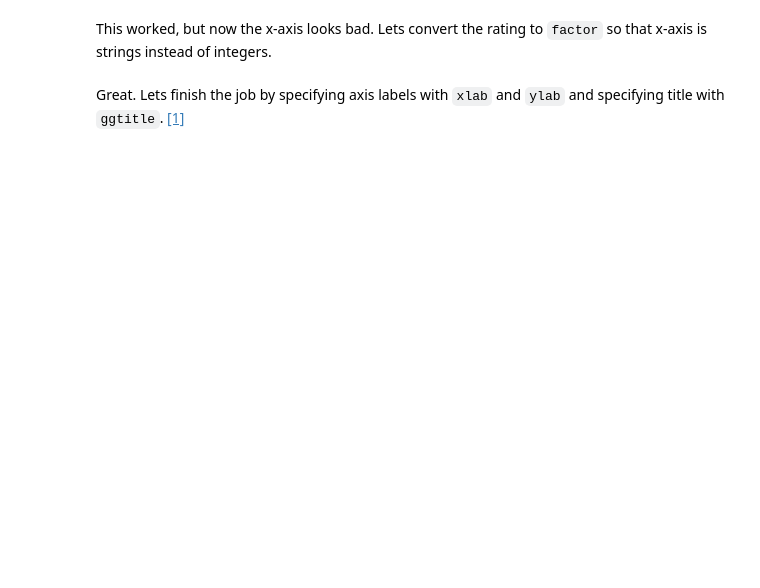
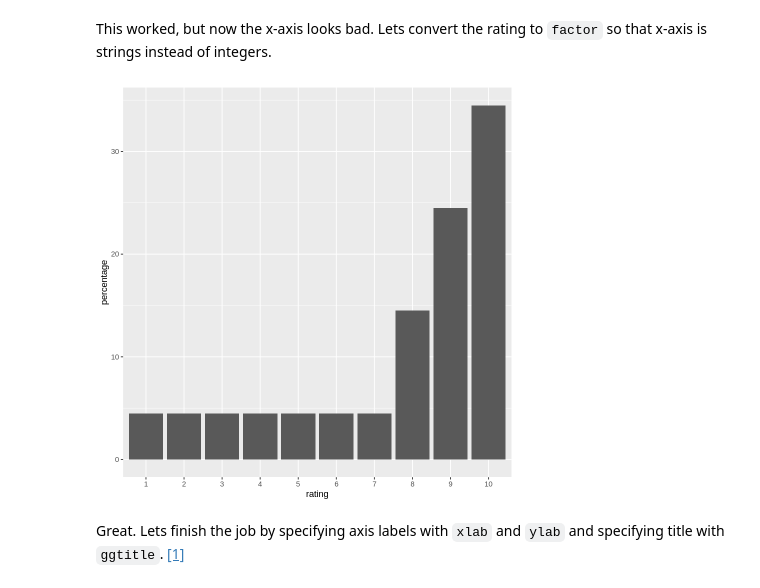
Before and after one commit to AaltoSciComp/python-r-data-analysis-course, a Jupyter notebook: r/01_Introduction_to_R.ipynb, the cells around one changed output. Saved outputs shown, nothing was run; the diff lists cells and outputs as text; code cells hidden in the pictures; blank space fills up the shorter version.

```diff
--- a/r/01_Introduction_to_R.ipynb
+++ b/r/01_Introduction_to_R.ipynb
@@ -225,11 +329,13 @@ This worked, but now the x-axis looks bad. Lets convert the rating to `factor` s
 # %%
 movies %>%
     filter(title == 'Matrix, The') %>%
-    select(num_range('r',1:10)) %>%
+    select(r1:r10) %>%
     gather(key='rating',value='percentage',factor_key=T) %>%
     mutate(rating=factor(as.integer(rating))) %>%
     ggplot(aes(x=rating,y=percentage)) +
             geom_col()
+# %% [output]
+[figure, added]
 # %% [markdown]
 Great. Lets finish the job by specifying axis labels with `xlab` and  `ylab` and specifying title with `ggtitle`. [[1]](http://ggplot2.tidyverse.org/reference/labs.html)
 # %%
```
Also changed, not shown: parts of 27 cells of this notebook, 1 other file.
